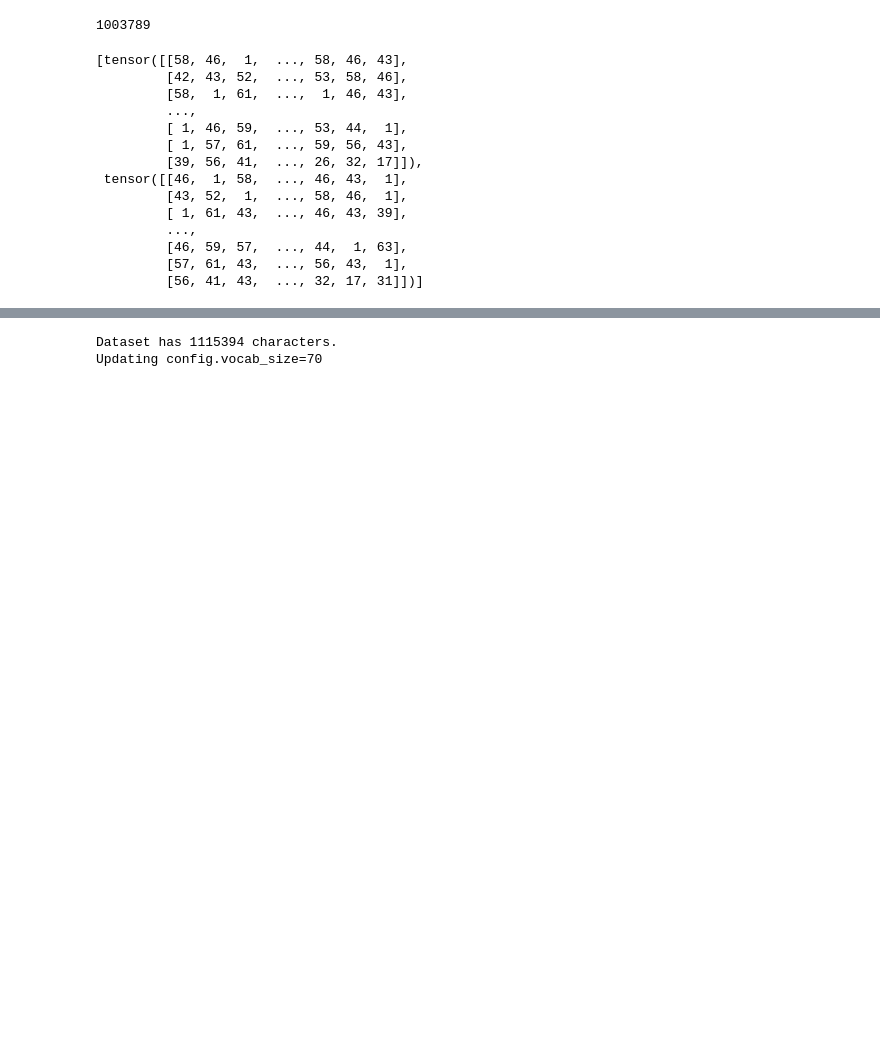
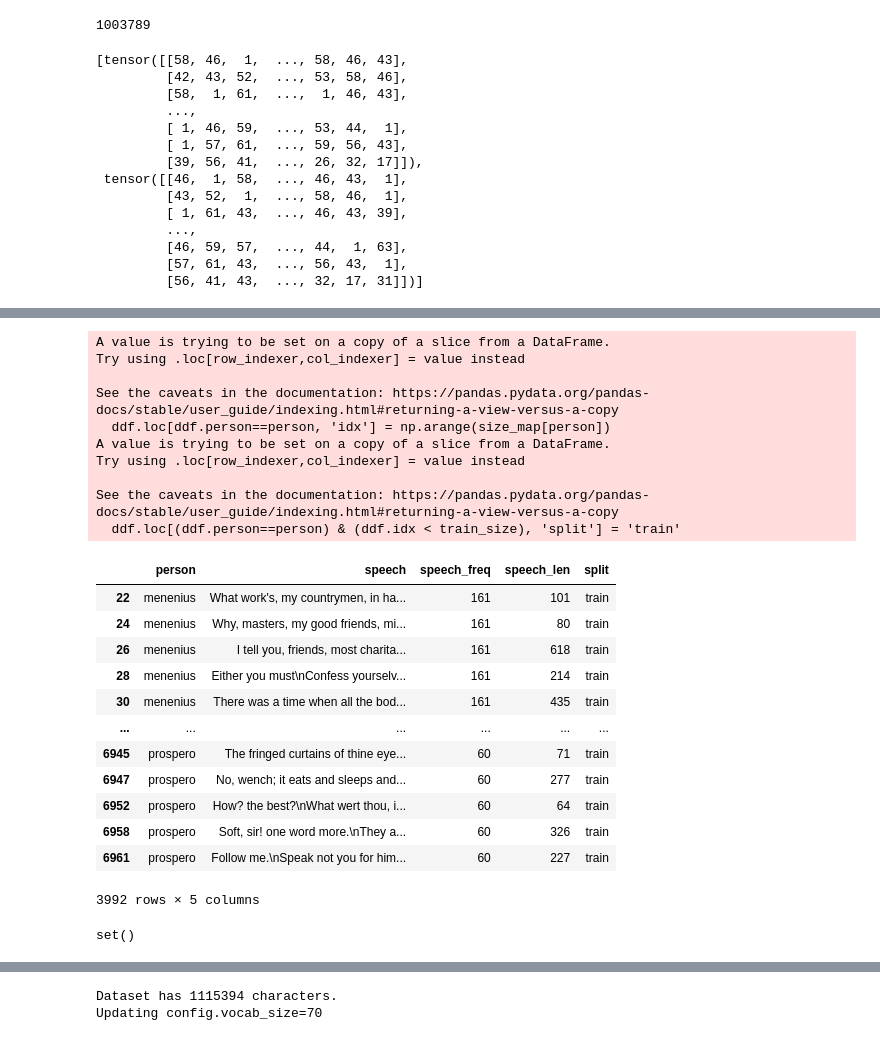
Before and after one commit to adamoz/mini, a Jupyter notebook: transformer/concepts.ipynb, the cells around one changed output, grey strips where cells are left out. Saved outputs shown, nothing was run; the diff lists cells and outputs as text; code cells hidden in the pictures; blank space fills up the shorter version.

```diff
--- a/transformer/concepts.ipynb
+++ b/transformer/concepts.ipynb
@@ -731,0 +758,30 @@ array(["By love, who first did prompt me to inquire;\nHe lent me counsel and I l
+# %%
+ddf = split_train_valid(df)
+# %% [output]
+A value is trying to be set on a copy of a slice from a DataFrame.
+Try using .loc[row_indexer,col_indexer] = value instead
+
+See the caveats in the documentation: https://pandas.pydata.org/pandas-docs/stable/user_guide/indexing.html#returning-a-view-versus-a-copy
+  ddf.loc[ddf.person==person, 'idx'] = np.arange(size_map[person])
+A value is trying to be set on a copy of a slice from a DataFrame.
+Try using .loc[row_indexer,col_indexer] = value instead
+
+See the caveats in the documentation: https://pandas.pydata.org/pandas-docs/stable/user_guide/indexing.html#returning-a-view-versus-a-copy
+  ddf.loc[(ddf.person==person) & (ddf.idx < train_size), 'split'] = 'train'
+|  | person | speech | speech_freq | speech_len | split |
+| 22 | menenius | What work's, my countrymen, in ha... | 161 | 101 | train |
+| 24 | menenius | Why, masters, my good friends, mi... | 161 | 80 | train |
+| 26 | menenius | I tell you, friends, most charita... | 161 | 618 | train |
+| 28 | menenius | Either you must\nConfess yourselv... | 161 | 214 | train |
+| 30 | menenius | There was a time when all the bod... | 161 | 435 | train |
+| ... | ... | ... | ... | ... | ... |
+| 6945 | prospero | The fringed curtains of thine eye... | 60 | 71 | train |
+| 6947 | prospero | No, wench; it eats and sleeps and... | 60 | 277 | train |
+| 6952 | prospero | How? the best?\nWhat wert thou, i... | 60 | 64 | train |
+| 6958 | prospero | Soft, sir! one word more.\nThey a... | 60 | 326 | train |
+| 6961 | prospero | Follow me.\nSpeak not you for him... | 60 | 227 | train |
+3992 rows × 5 columns
+# %%
+set(ddf[ddf.split=='train'].person.value_counts().keys()).symmetric_difference(set(ddf[ddf.split=='valid'].person.value_counts().keys()))
+# %% [output]
+set()
```
Also changed, not shown: parts of 36 cells of this notebook.
